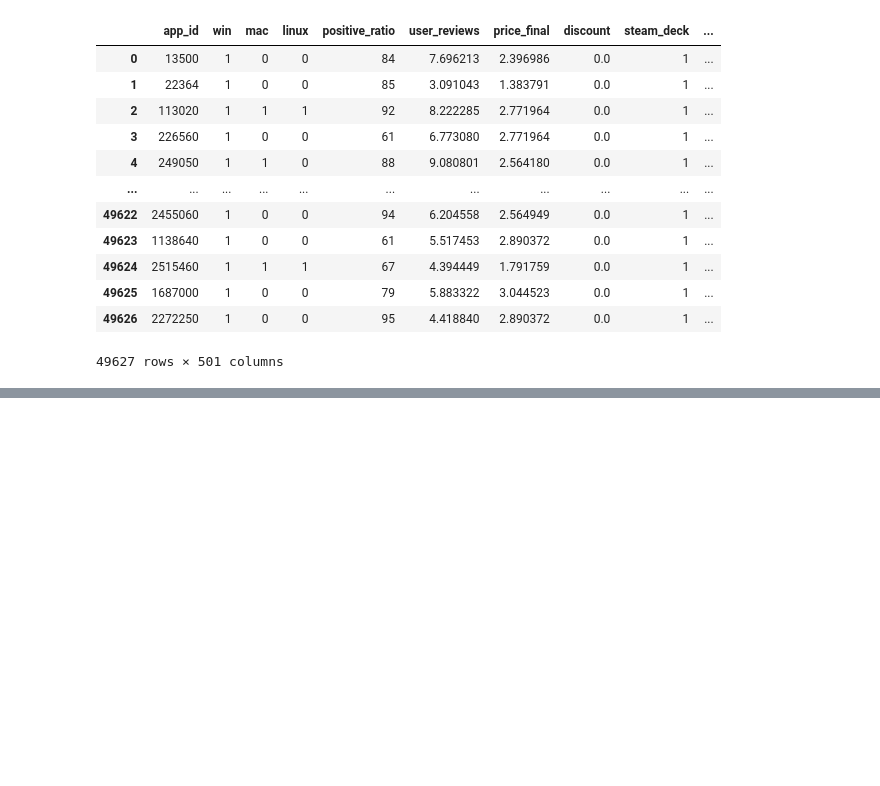
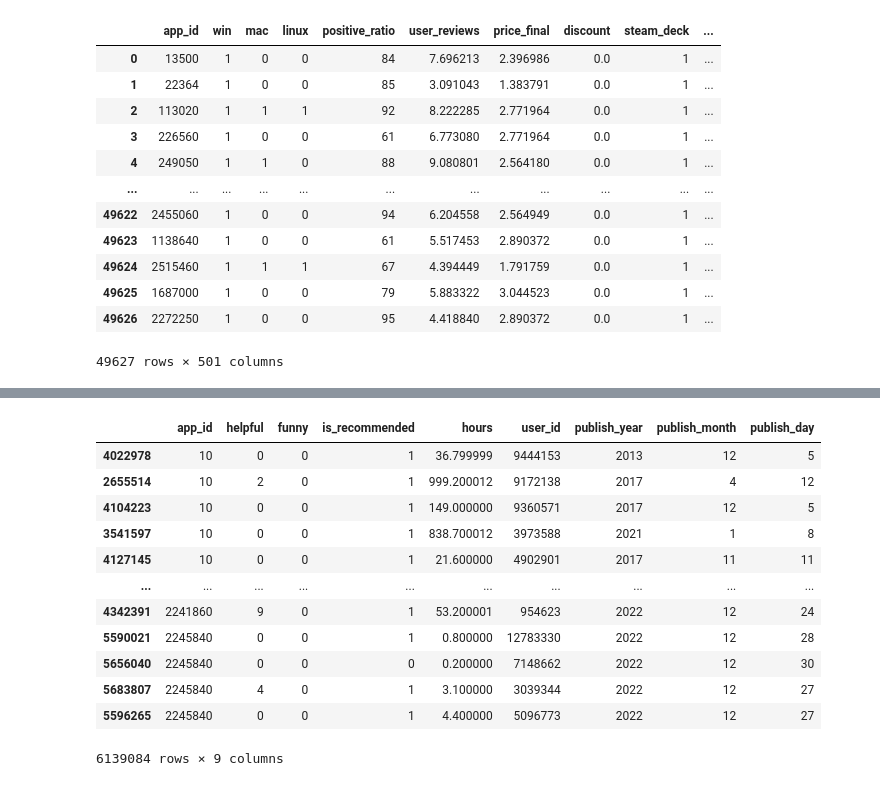
Before and after one commit to Ritish369/game_recommender_system, a Jupyter notebook: v0/notebooks/v0.ipynb, the cells around one changed output, grey strips where cells are left out. Cells and saved outputs as stored; diff of their text form; code cells hidden in the pictures; blank space fills up the shorter version.

```diff
--- a/v0/notebooks/v0.ipynb
+++ b/v0/notebooks/v0.ipynb
@@ -720,0 +881,16 @@ final_games_transformed.to_csv("~/projects/game_recommender_system/v0/data/proce
+# %%
+interactions[interactions.duplicated(['app_id'])].sort_values('app_id')
+# %% [output]
+|  | app_id | helpful | funny | is_recommended | hours | user_id | publish_year | publish_month | publish_day |
+| 4022978 | 10 | 0 | 0 | 1 | 36.799999 | 9444153 | 2013 | 12 | 5 |
+| 2655514 | 10 | 2 | 0 | 1 | 999.200012 | 9172138 | 2017 | 4 | 12 |
+| 4104223 | 10 | 0 | 0 | 1 | 149.000000 | 9360571 | 2017 | 12 | 5 |
+| 3541597 | 10 | 0 | 0 | 1 | 838.700012 | 3973588 | 2021 | 1 | 8 |
+| 4127145 | 10 | 0 | 0 | 1 | 21.600000 | 4902901 | 2017 | 11 | 11 |
+| ... | ... | ... | ... | ... | ... | ... | ... | ... | ... |
+| 4342391 | 2241860 | 9 | 0 | 1 | 53.200001 | 954623 | 2022 | 12 | 24 |
+| 5590021 | 2245840 | 0 | 0 | 1 | 0.800000 | 12783330 | 2022 | 12 | 28 |
+| 5656040 | 2245840 | 0 | 0 | 0 | 0.200000 | 7148662 | 2022 | 12 | 30 |
+| 5683807 | 2245840 | 4 | 0 | 1 | 3.100000 | 3039344 | 2022 | 12 | 27 |
+| 5596265 | 2245840 | 0 | 0 | 1 | 4.400000 | 5096773 | 2022 | 12 | 27 |
+6139084 rows × 9 columns
```
Also changed, not shown: parts of 36 cells of this notebook.
